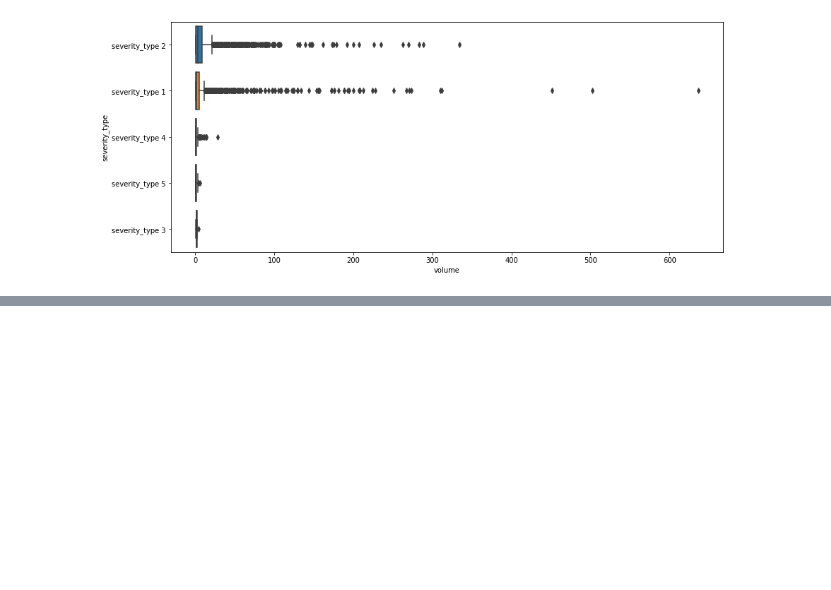
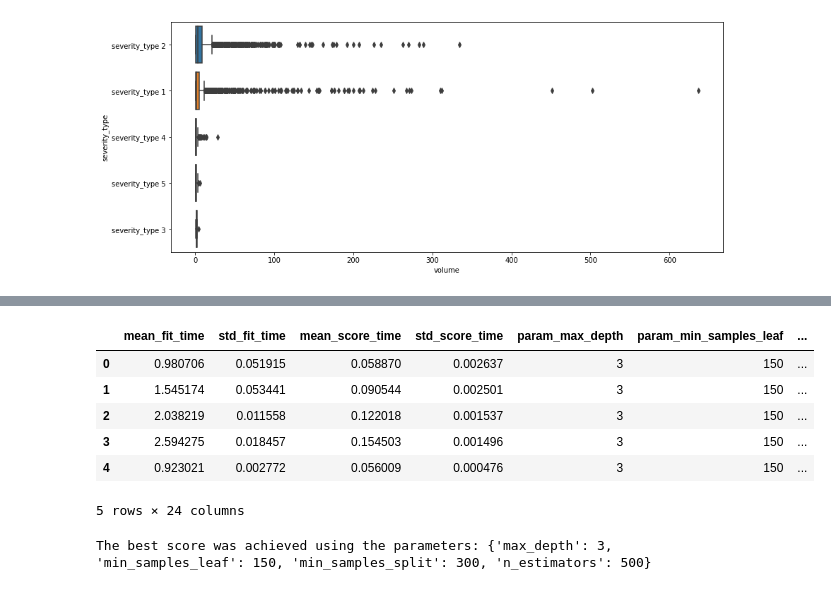
Before and after one commit to rowlandhill2020/NU_498_Team55, a Jupyter notebook: Team_55_Telstra.ipynb, the cells around one changed output, grey strips where cells are left out. Saved outputs shown, nothing was run; the diff lists cells and outputs as text; code cells hidden in the pictures; blank space fills up the shorter version.

```diff
--- a/Team_55_Telstra.ipynb
+++ b/Team_55_Telstra.ipynb
@@ -242,0 +481,22 @@ plt.show()
+# %%
+### Divide data with 5 folds ###
+
+folds = KFold(n_splits = 5, shuffle = True, random_state = 101)
+# %%
+### Provide the range for parameters to check for grid search ###
+
+params = {'max_depth':[3,5,7,9],
+         'n_estimators':[500,800,1100,1400],
+         'min_samples_leaf': [150, 200, 250, 300],
+         'min_samples_split': [300, 350, 400, 450]}
+
+rf = RandomForestClassifier()
+# %%
+### Def the model with gridsearch paramaters ###
+
+rf_fin = GridSearchCV(estimator = rf, cv = folds, param_grid = params,
+                      scoring = 'accuracy', return_train_score = True)
+# %%
+### Train the Grid Search Model ###
+
+rf_fin.fit(x_train, y_train)
@@ -242,0 +521,22 @@ plt.show()
+# %%
+### Put results in a DF ###
+
+scores = rf_fin.cv_results_
+
+scores = pd.DataFrame(scores)
+
+scores.head()
+# %% [output]
+|  | mean_fit_time | std_fit_time | mean_score_time | std_score_time | param_max_depth | param_min_samples_leaf | ... |
+| 0 | 0.980706 | 0.051915 | 0.058870 | 0.002637 | 3 | 150 | ... |
+| 1 | 1.545174 | 0.053441 | 0.090544 | 0.002501 | 3 | 150 | ... |
+| 2 | 2.038219 | 0.011558 | 0.122018 | 0.001537 | 3 | 150 | ... |
+| 3 | 2.594275 | 0.018457 | 0.154503 | 0.001496 | 3 | 150 | ... |
+| 4 | 0.923021 | 0.002772 | 0.056009 | 0.000476 | 3 | 150 | ... |
+5 rows × 24 columns
+# %%
+### Best GS Score ###
+
+print('The best score was achieved using the parameters: {}'.format(rf_fin.best_params_))
+# %% [output]
+The best score was achieved using the parameters: {'max_depth': 3, 'min_samples_leaf': 150, 'min_samples_split': 300, 'n_estimators': 500}
```
Also changed, not shown: parts of 36 cells of this notebook.
